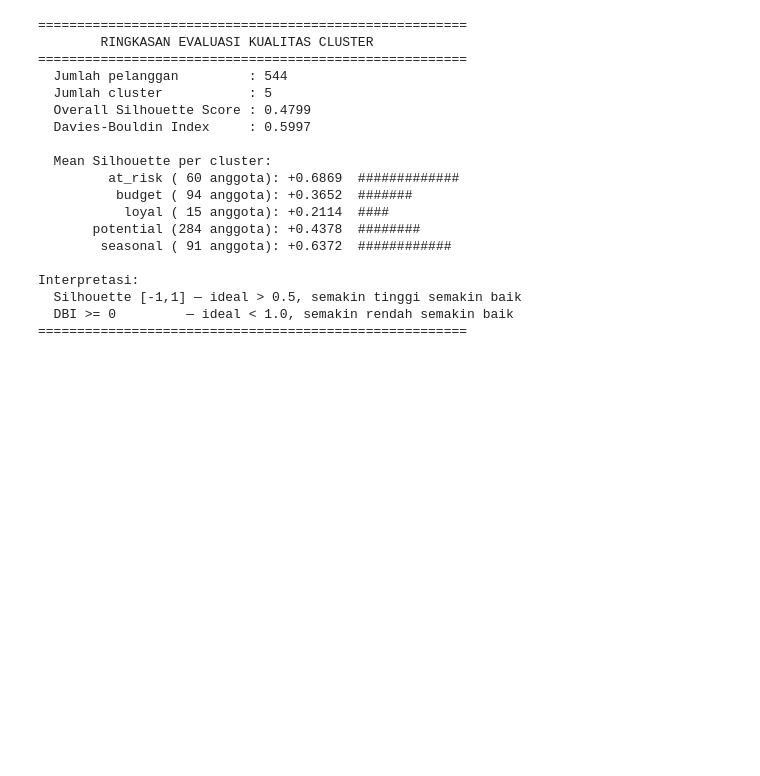
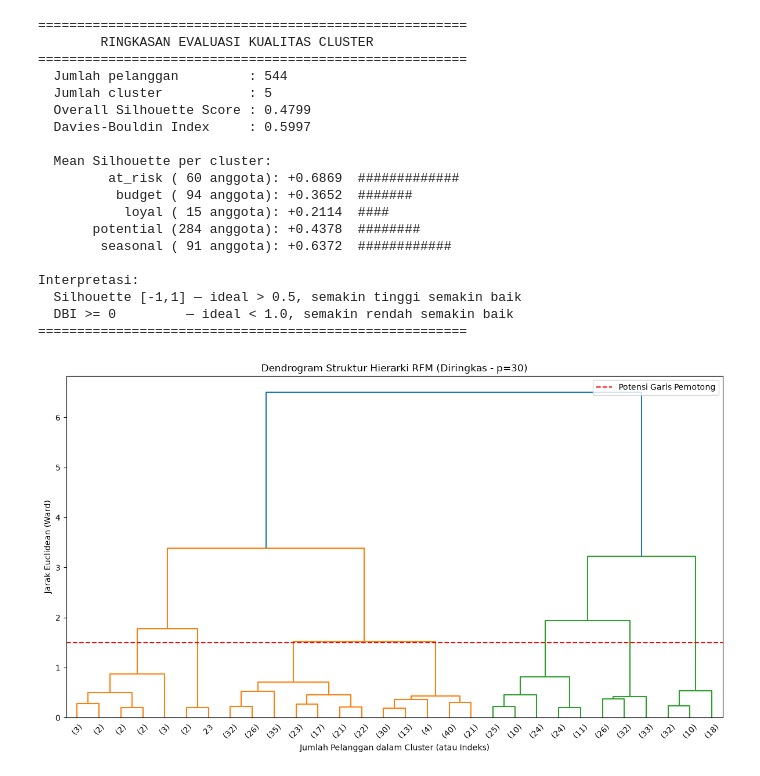
Before and after one commit to thoriqul29K/MaestroInsight, a Jupyter notebook: evaluasi_silhouette.ipynb, the cells around one changed output. Drawn from its saved outputs; the diff is of its cells as text; code cells hidden in the pictures; blank space fills up the shorter version.

Commit message:
dendrogram di evaluasi

```diff
--- a/evaluasi_silhouette.ipynb
+++ b/evaluasi_silhouette.ipynb
@@ -201,3 +202,30 @@ Interpretasi:
   Silhouette [-1,1] — ideal > 0.5, semakin tinggi semakin baik
   DBI >= 0         — ideal < 1.0, semakin rendah semakin baik
 =======================================================
+# %%
+
+# 1. Melakukan hierarchical clustering menggunakan metode linkage 'ward'
+# Seluruh data (feature_matrix) tetap digunakan untuk kalkulasi
+linked = linkage(feature_matrix, method='ward')
+
+# 2. Membuat plot dendrogram yang diringkas (truncated)
+plt.figure(figsize=(12, 7))
+dendrogram(
+    linked,
+    truncate_mode='lastp',  # Meringkas tampilan
+    p=30,                   # Hanya menampilkan 30 cabang/cluster terakhir
+    orientation='top',
+    distance_sort='descending',
+    show_leaf_counts=True,  # Menampilkan jumlah data dalam setiap cabang yang diringkas
+    color_threshold=0.7 * max(linked[:, 2])
+)
+
+plt.title('Dendrogram Struktur Hierarki RFM (Diringkas - p=30)')
+plt.xlabel('Jumlah Pelanggan dalam Cluster (atau Indeks)')
+plt.ylabel('Jarak Euclidean (Ward)')
+plt.axhline(y=1.5, color='r', linestyle='--', label='Potensi Garis Pemotong')
+plt.legend()
+plt.tight_layout()
+plt.show()
+# %% [output]
+[figure, added]
```
Also changed, not shown: parts of 1 cell of this notebook.
